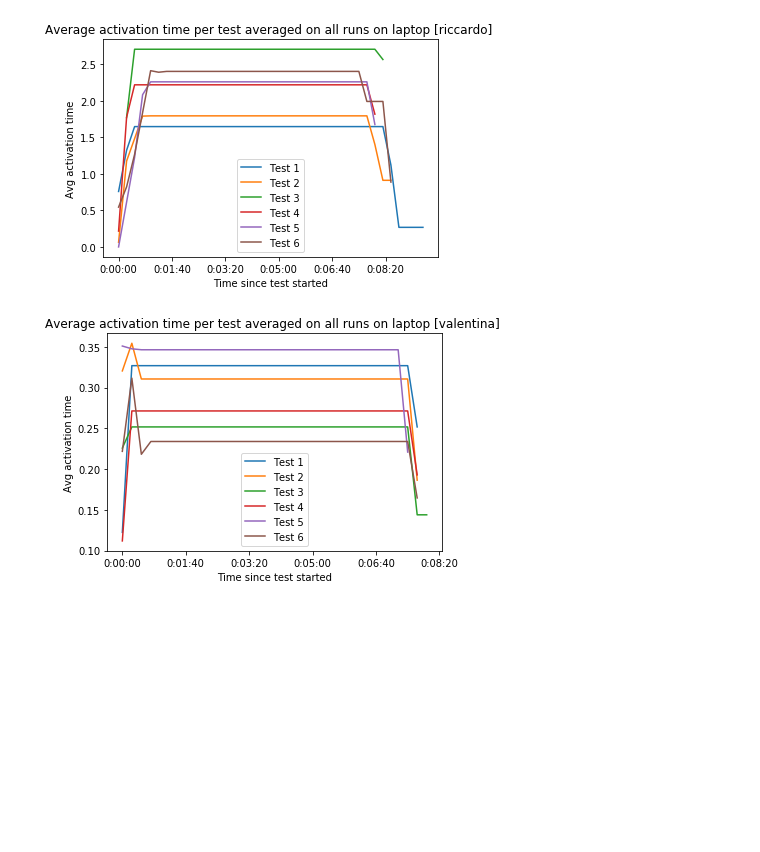
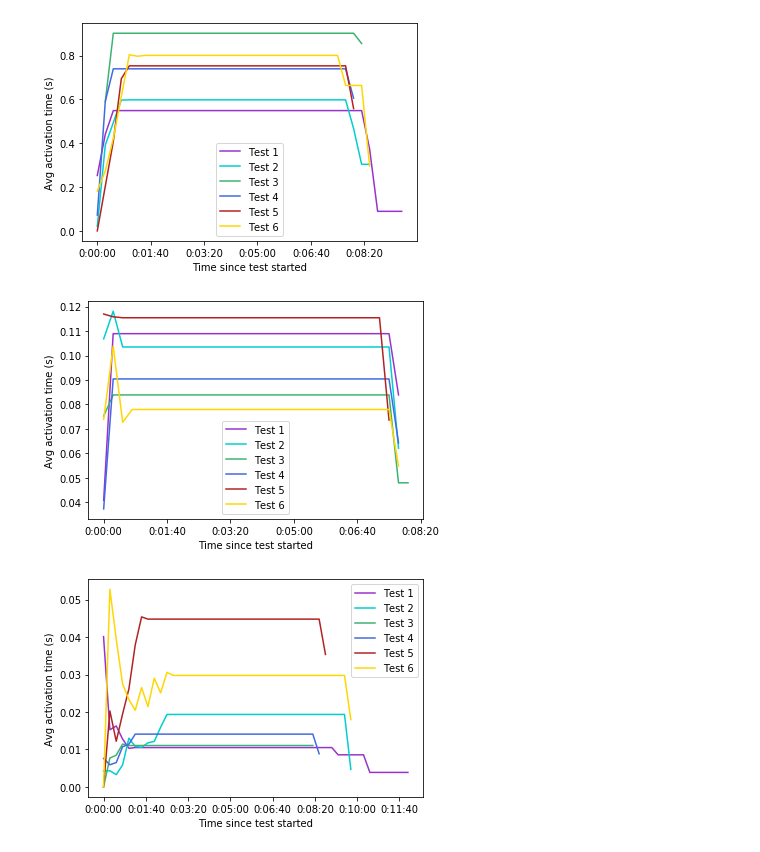
Before and after one commit to ricCap/ELIoT, a Jupyter notebook: stats/containerActivationTime.ipynb, the cells around one changed output. Cells and saved outputs as stored; diff of their text form; code cells hidden in the pictures; blank space fills up the shorter version.

Commit message:
harmonize charts colors

```diff
--- a/stats/containerActivationTime.ipynb
+++ b/stats/containerActivationTime.ipynb
@@ -20,6 +20,7 @@ DATAFRAME_DATETIME_FORMAT="%Y-%m-%d %H:%M:%S"
 
 laptops=["riccardo", "valentina", "michela"]
 test_folders=["test1","test2","test3"]
+colors=["darkorchid","darkturquoise","mediumseagreen","royalblue","firebrick","gold"]
 
 DATA_FOLDER="data"
 laptop_tests = dict()
@@ -202,9 +203,9 @@ for laptop in laptops:
             ax.xaxis.set_major_formatter(formatter)
 
             # Shift all data as delta from the start of the test
-            plt.plot(data['Time']- data['Time'].iloc[0], y, label=test_case.short_desc())
+            plt.plot(data['Time']- data['Time'].iloc[0], y, label=test_case.short_desc(), color=colors[test_case.test_number-1])
         plt.xlabel("Time since test started")
-        plt.ylabel("Avg activation time")
+        plt.ylabel("Avg activation time(s)")
         plt.title("Average activation time of run {} on laptop [{}] ".format(test, laptop) )
         plt.legend()
         plt.show()
@@ -218,29 +222,30 @@ for laptop in laptops:
 # %%
 # Compute average value for each test case over all tests
 for laptop in laptops:
     tests_number = len(tests.keys())
     for test_case, counter in avg_test[laptop].items():
         for x, y in counter.items():
             avg_test[laptop][test_case][x] = y / tests_number
 
 # Plot the computed averages
 for laptop in laptops:
     fig, ax = plt.subplots()
     for test_case, counter in avg_test[laptop].items():
         x = [x for x,y in counter.items() if str(y) != "nan"]
         y = [y for x,y in counter.items() if str(y) != "nan"]
         formatter = matplotlib.ticker.FuncFormatter(timeTicks)
         ax.xaxis.set_major_formatter(formatter)
-        plt.plot(pd.Series(x),y, label="Test {}".format(test_case))
+        plt.plot(pd.Series(x),y, label="Test {}".format(test_case),color=colors[test_case-1])
 
     plt.xlabel("Time since test started")
-    plt.ylabel("Avg activation time")
-    plt.title("Average activation time per test averaged on all runs on laptop [{}] ".format(laptop))
+    plt.ylabel("Avg activation time (s)")
+    #plt.title("Average activation time per test averaged on all runs on laptop [{}] ".format(laptop))
     plt.legend()
     plt.show()
 # %% [output]
-[figure, old version]
+[figure, new version]
-[figure, old version]
+[figure, new version]
+[figure, added]
 # %%
 # Initialize counters to compute average values
 avg_test = dict()
```
Also changed, not shown: parts of 5 cells of this notebook.
